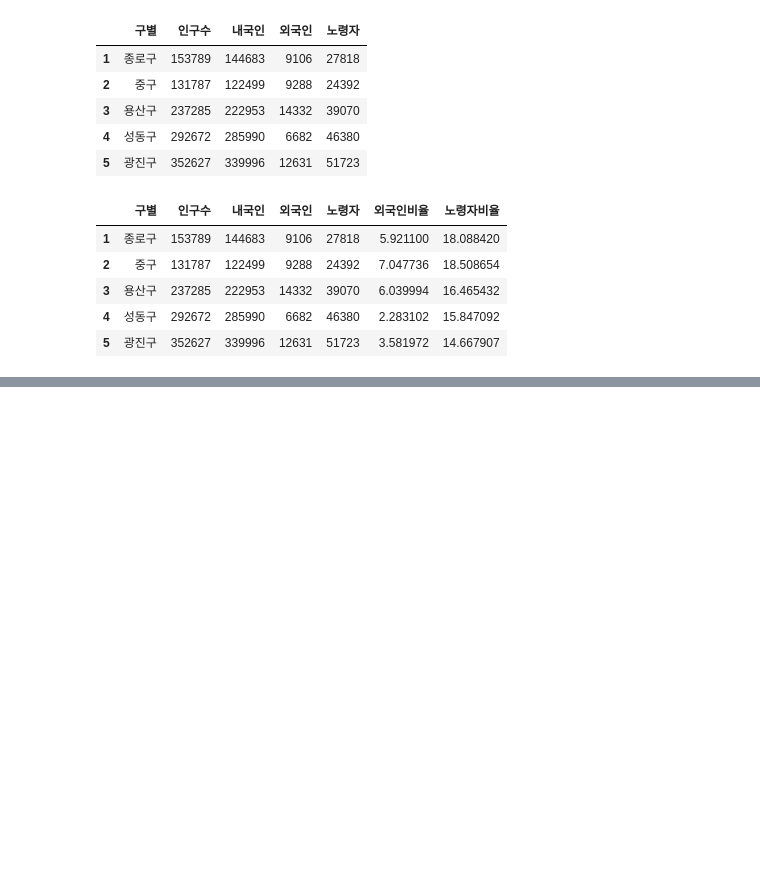
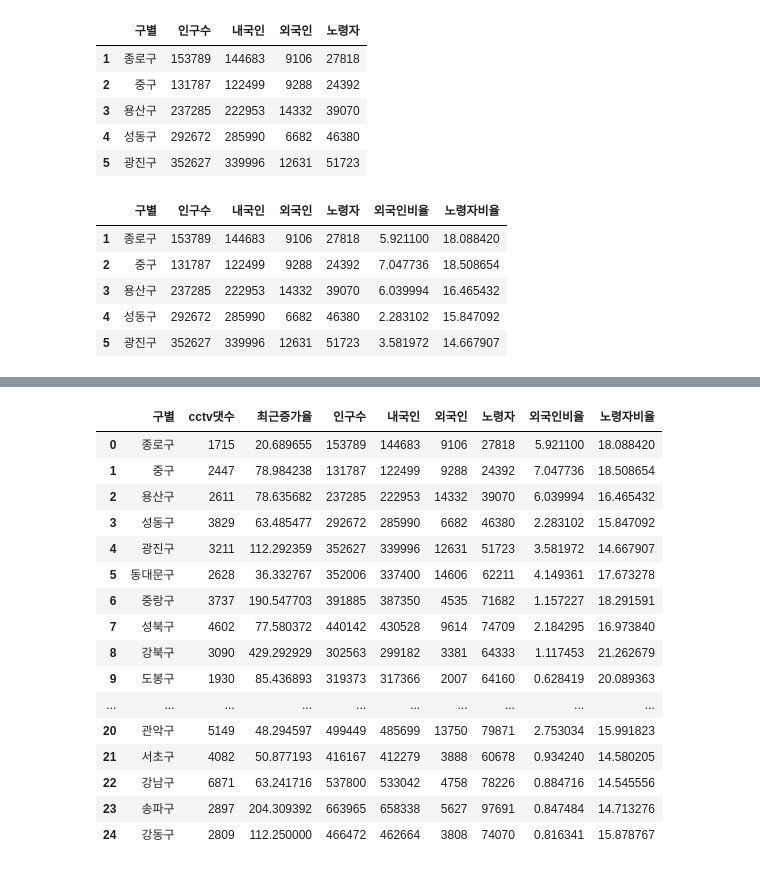
Before and after one commit to sky3085/DataAnalysis-Lecture-2022.04, a Jupyter notebook: Day04/미니프로젝트.ipynb, the cells around one changed output, grey strips where cells are left out. Cells and saved outputs as stored; diff of their text form; code cells hidden in the pictures; blank space fills up the shorter version.

```diff
--- a/Day04/미니프로젝트.ipynb
+++ b/Day04/미니프로젝트.ipynb
@@ -175,0 +190,23 @@ answer.to_csv('cctv_pop.csv')
+# %%
+#3-3 #3-4
+answer.to_csv('cctv_pop.csv')
+an = pd.read_csv('cctv_pop.csv')
+an
+# %% [output]
+|  | 구별 | cctv댓수 | 최근증가율 | 인구수 | 내국인 | 외국인 | 노령자 | 외국인비율 | 노령자비율 |
+| 0 | 종로구 | 1715 | 20.689655 | 153789 | 144683 | 9106 | 27818 | 5.921100 | 18.088420 |
+| 1 | 중구 | 2447 | 78.984238 | 131787 | 122499 | 9288 | 24392 | 7.047736 | 18.508654 |
+| 2 | 용산구 | 2611 | 78.635682 | 237285 | 222953 | 14332 | 39070 | 6.039994 | 16.465432 |
+| 3 | 성동구 | 3829 | 63.485477 | 292672 | 285990 | 6682 | 46380 | 2.283102 | 15.847092 |
+| 4 | 광진구 | 3211 | 112.292359 | 352627 | 339996 | 12631 | 51723 | 3.581972 | 14.667907 |
+| 5 | 동대문구 | 2628 | 36.332767 | 352006 | 337400 | 14606 | 62211 | 4.149361 | 17.673278 |
+| 6 | 중랑구 | 3737 | 190.547703 | 391885 | 387350 | 4535 | 71682 | 1.157227 | 18.291591 |
+| 7 | 성북구 | 4602 | 77.580372 | 440142 | 430528 | 9614 | 74709 | 2.184295 | 16.973840 |
+| 8 | 강북구 | 3090 | 429.292929 | 302563 | 299182 | 3381 | 64333 | 1.117453 | 21.262679 |
+| 9 | 도봉구 | 1930 | 85.436893 | 319373 | 317366 | 2007 | 64160 | 0.628419 | 20.089363 |
+| ... | ... | ... | ... | ... | ... | ... | ... | ... | ... |
+| 20 | 관악구 | 5149 | 48.294597 | 499449 | 485699 | 13750 | 79871 | 2.753034 | 15.991823 |
+| 21 | 서초구 | 4082 | 50.877193 | 416167 | 412279 | 3888 | 60678 | 0.934240 | 14.580205 |
+| 22 | 강남구 | 6871 | 63.241716 | 537800 | 533042 | 4758 | 78226 | 0.884716 | 14.545556 |
+| 23 | 송파구 | 2897 | 204.309392 | 663965 | 658338 | 5627 | 97691 | 0.847484 | 14.713276 |
+| 24 | 강동구 | 2809 | 112.250000 | 466472 | 462664 | 3808 | 74070 | 0.816341 | 15.878767 |
```
Also changed, not shown: parts of 16 cells of this notebook, 1 other file.
